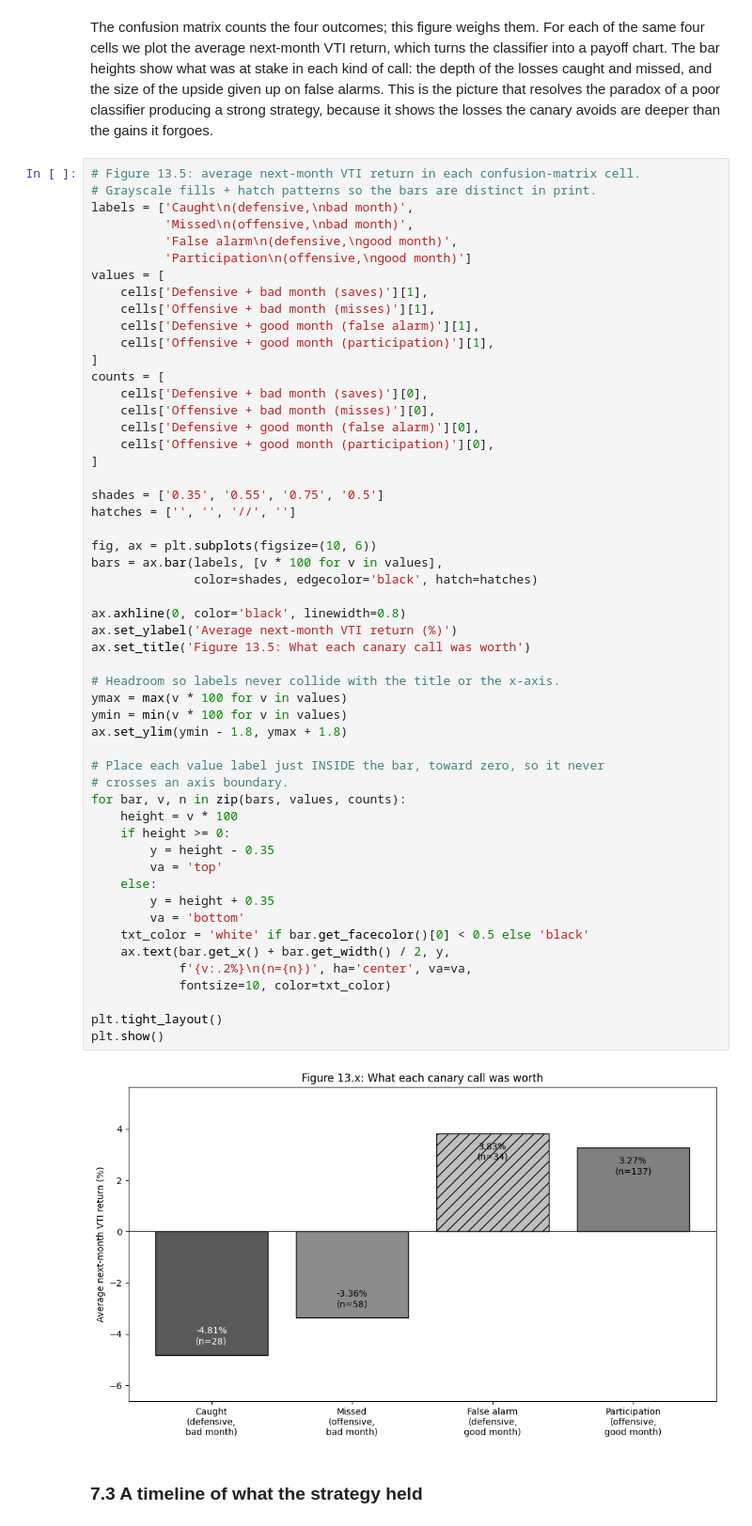
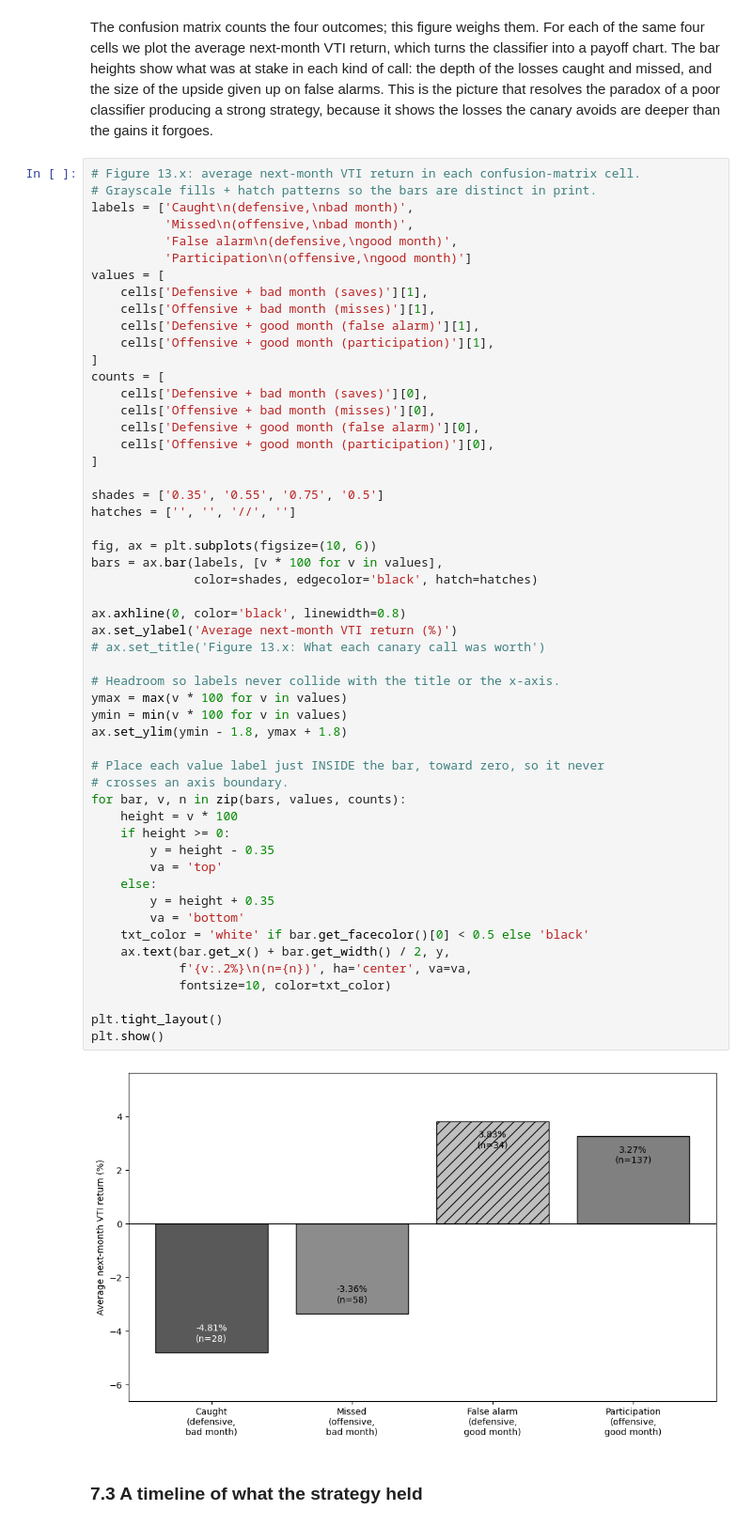
Before and after one commit to PacktPublishing/Hands-on-Financial-Trading-with-Python-Second-Edition, a Jupyter notebook: chapter13/B37124_13_04_hybrid_asset_allocation.ipynb, the cells around one changed output. Shown at 94% size. Drawn from its saved outputs; the diff is of its cells as text.

```diff
--- a/chapter13/B37124_13_04_hybrid_asset_allocation.ipynb
+++ b/chapter13/B37124_13_04_hybrid_asset_allocation.ipynb
@@ -913,7 +903,7 @@ plt.show()
 # %% [markdown]
 The confusion matrix counts the four outcomes; this figure weighs them. For each of the same four cells we plot the average next-month VTI return, which turns the classifier into a payoff chart. The bar heights show what was at stake in each kind of call: the depth of the losses caught and missed, and the size of the upside given up on false alarms. This is the picture that resolves the paradox of a poor classifier producing a strong strategy, because it shows the losses the canary avoids are deeper than the gains it forgoes.
 # %%
-# Figure 13.5: average next-month VTI return in each confusion-matrix cell.
+# Figure 13.x: average next-month VTI return in each confusion-matrix cell.
 # Grayscale fills + hatch patterns so the bars are distinct in print.
 labels = ['Caught\n(defensive,\nbad month)',
           'Missed\n(offensive,\nbad month)',
@@ -938,35 +928,35 @@ hatches = ['', '', '//', '']
 fig, ax = plt.subplots(figsize=(10, 6))
 bars = ax.bar(labels, [v * 100 for v in values],
               color=shades, edgecolor='black', hatch=hatches)
 
 ax.axhline(0, color='black', linewidth=0.8)
 ax.set_ylabel('Average next-month VTI return (%)')
-ax.set_title('Figure 13.5: What each canary call was worth')
+# ax.set_title('Figure 13.x: What each canary call was worth')
 
 # Headroom so labels never collide with the title or the x-axis.
 ymax = max(v * 100 for v in values)
 ymin = min(v * 100 for v in values)
 ax.set_ylim(ymin - 1.8, ymax + 1.8)
 
 # Place each value label just INSIDE the bar, toward zero, so it never
 # crosses an axis boundary.
 for bar, v, n in zip(bars, values, counts):
     height = v * 100
     if height >= 0:
         y = height - 0.35
         va = 'top'
     else:
         y = height + 0.35
         va = 'bottom'
     txt_color = 'white' if bar.get_facecolor()[0] < 0.5 else 'black'
     ax.text(bar.get_x() + bar.get_width() / 2, y,
             f'{v:.2%}\n(n={n})', ha='center', va=va,
             fontsize=10, color=txt_color)
 
 plt.tight_layout()
 plt.show()
 # %% [output]
-[figure, old version]
+[figure, new version]
 # %% [markdown]
 ### 7.3 A timeline of what the strategy held
 # %% [markdown]
```
Also changed, not shown: parts of 13 cells of this notebook, 28 other files.
